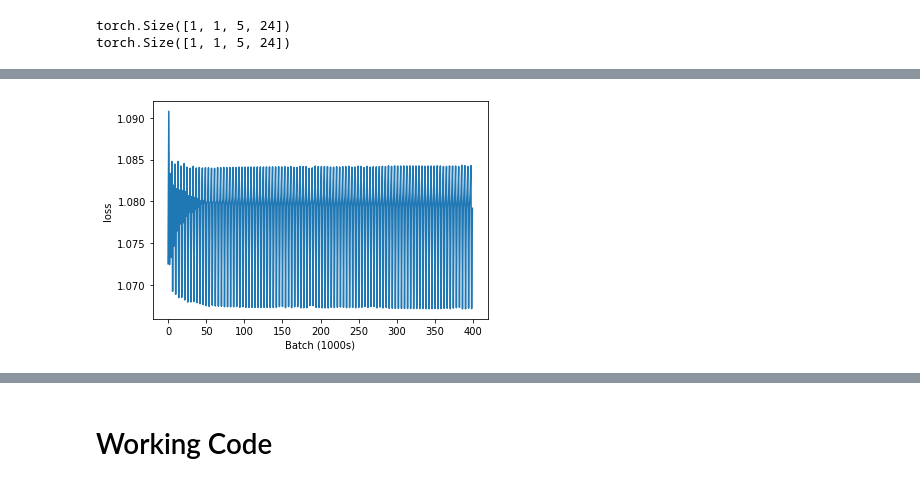
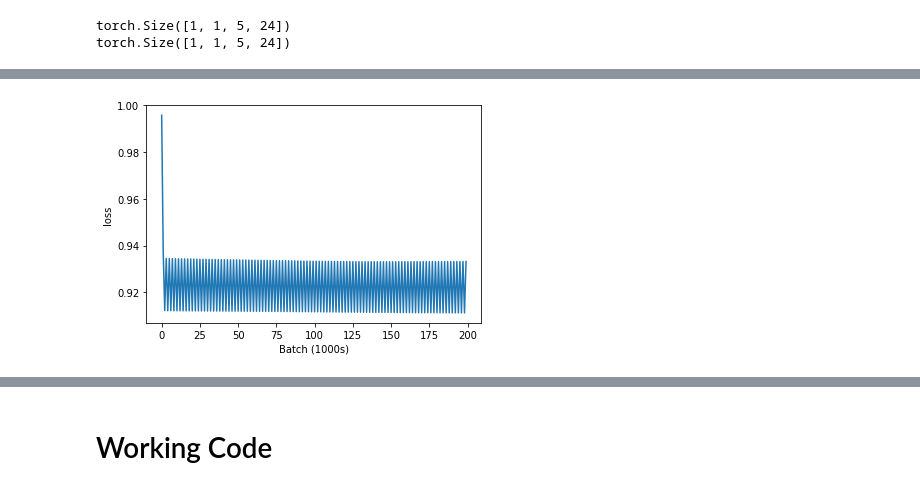
Before and after one commit to Cloblak/aipi540_deeplearning, a Jupyter notebook: 1D_CNN_Attempts/1D_CNN.ipynb, the cells around one changed output, grey strips where cells are left out. Cells and saved outputs as stored; diff of their text form; code cells hidden in the pictures.

```diff
--- a/1D_CNN_Attempts/1D_CNN.ipynb
+++ b/1D_CNN_Attempts/1D_CNN.ipynb
@@ -267,7 +287,7 @@ X_test = blockshaped(test_array, 24, 5)
 # %%
 # create target from OHLC and Volume Data
 def buildTargets(obs_array,
-                 alph = .25,
+                 alph = .55,
                  volity_int = 8):
 
   """
@@ -304,7 +324,7 @@ def buildTargets(obs_array,
 
   return targets
 # %%
-volity_val = 2
+volity_val = 3
 y_train = buildTargets(X_train, volity_int = volity_val)
 y_val = buildTargets(X_val, volity_int = volity_val)
 y_test = buildTargets(X_test, volity_int = volity_val)
@@ -313,18 +363,18 @@ y_test = buildTargets(X_test, volity_int = volity_val)
 # Code fro scaling at a later date
 ######
 
-# from sklearn.preprocessing import MinMaxScaler
+from sklearn.preprocessing import MinMaxScaler
 
-# scalers = {}
-# for i in range(X_train.shape[1]):
-#     scalers[i] = MinMaxScaler()
-#     X_train[:, i, :] = scalers[i].fit_transform(X_train[:, i, :])
+scalers = {}
+for i in range(X_train.shape[1]):
+    scalers[i] = MinMaxScaler()
+    X_train[:, i, :] = scalers[i].fit_transform(X_train[:, i, :])
 
-# for i in range(X_val.shape[1]):
-#     X_test[:, i, :] = scalers[i].transform(X_test[:, i, :])
+for i in range(X_val.shape[1]):
+    X_test[:, i, :] = scalers[i].transform(X_test[:, i, :])
 
-# for i in range(X_test.shape[1]):
-#     X_test[:, i, :] = scalers[i].transform(X_test[:, i, :])
+for i in range(X_test.shape[1]):
+    X_test[:, i, :] = scalers[i].transform(X_test[:, i, :])
 # %%
 X_train = X_train.reshape(X_train.shape[0], 1,
                           X_train.shape[1],
@@ -514,4 +522,12 @@ criterion = nn.CrossEntropyLoss()
 
 # Define optimizer
 optimizer = optim.SGD(net.parameters(), lr=0.001)
+
+n_epochs= 100
+n_batches = 20
+onecycle_scheduler = optim.lr_scheduler.OneCycleLR(optimizer,
+                                        max_lr=0.001,
+                                        base_momentum = 0.8,
+                                        steps_per_epoch=len(train_loader),
+                                        epochs=n_epochs)
 # %%
@@ -558,10 +578,10 @@ def train_model(model,criterion,optimizer,train_loader,n_epochs,device):
 
     return loss_over_time
 # %%
-# Train the model
 device = torch.device("cuda" if torch.cuda.is_available() else "cpu")
 n_epochs = 100
-cost_path = train_model(net.float(),criterion,optimizer,train_loader,n_epochs,device)
+
+cost_path = train_model(net.float(), criterion, optimizer, train_loader, n_epochs, device, lrscheduler=onecycle_scheduler)
 
 # visualize the loss as the network trained
 plt.plot(cost_path)
@@ -589,4 +609,4 @@ Epoch: 100, Batch: 4000, Avg. Loss: 1.0792
-[figure, old version]
+[figure, new version]
 # %%
 def test_model(model,test_loader,device):
     # Turn autograd off
```
Also changed, not shown: parts of 23 cells of this notebook.
